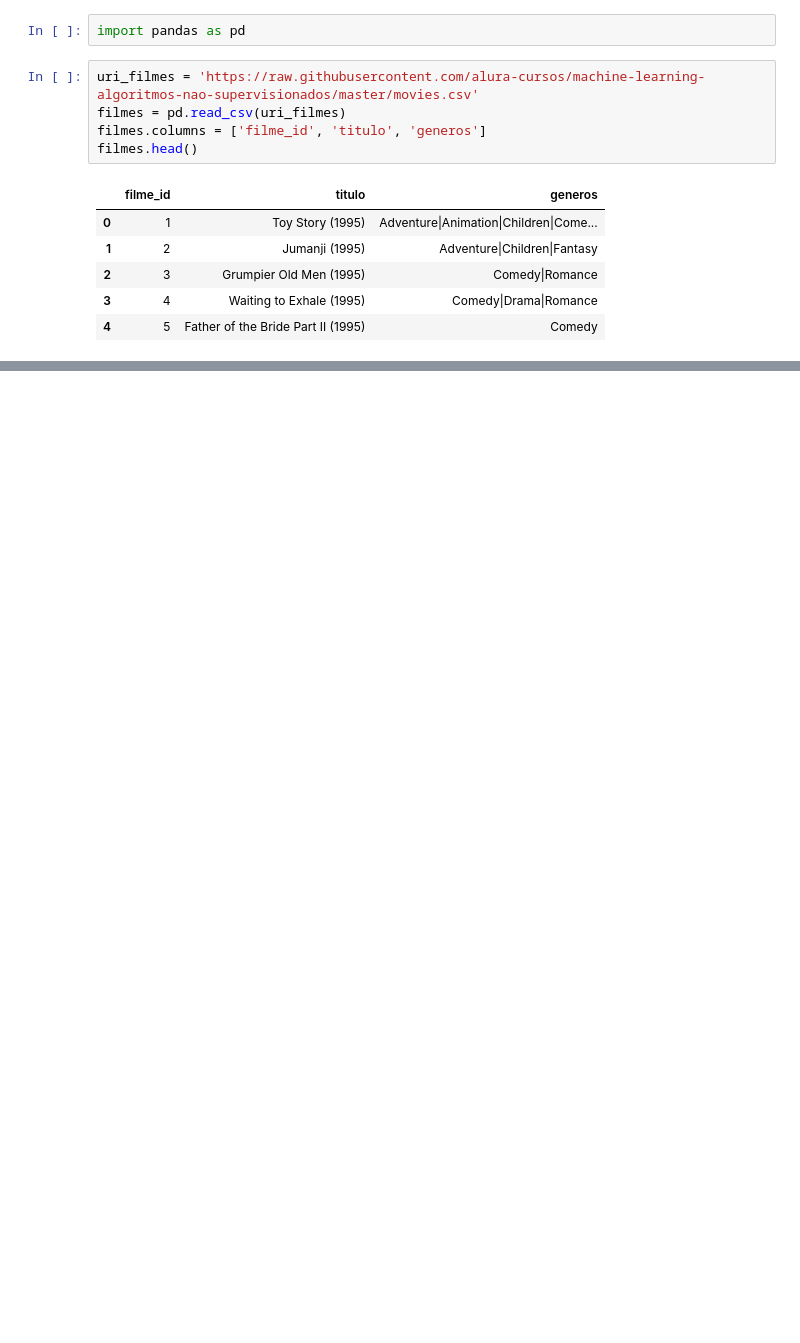
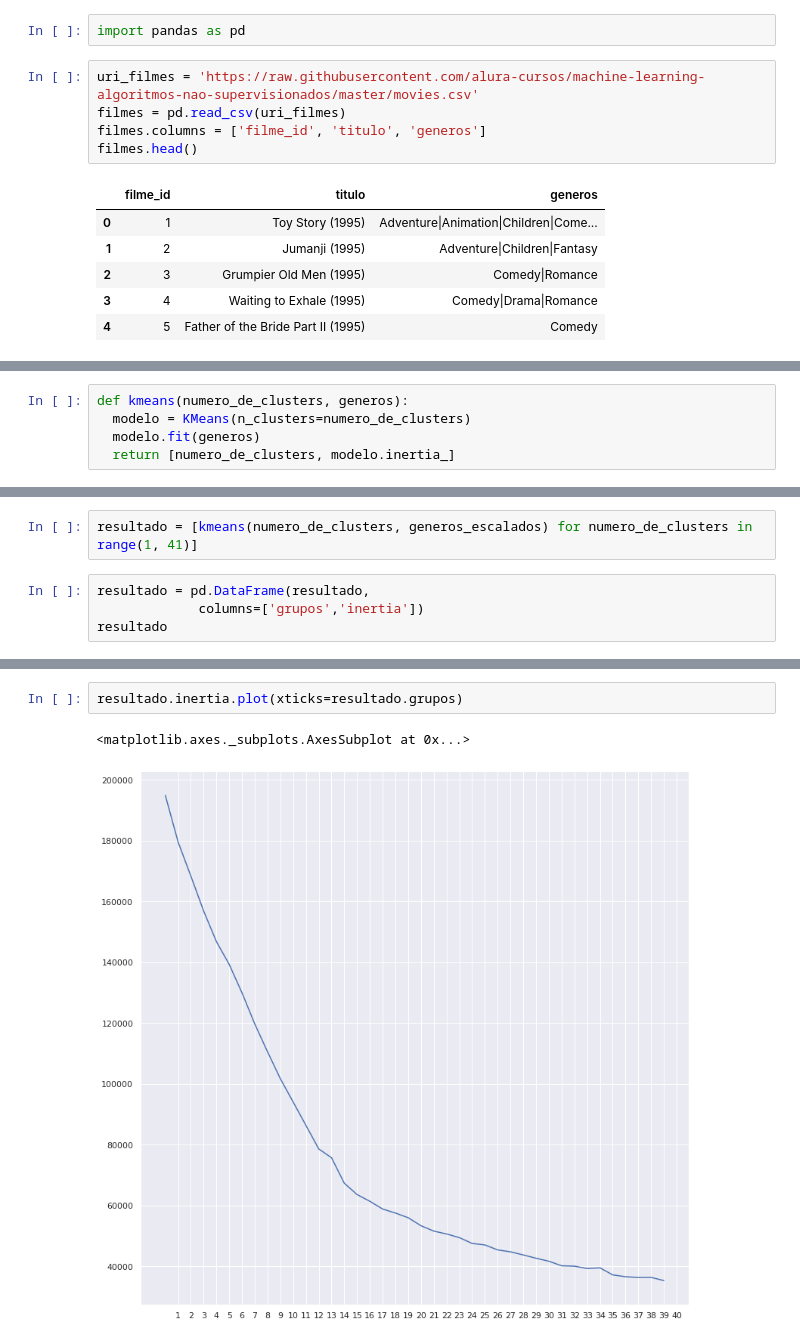
Before and after one commit to afonsoalrocha/recomendacao_filmes, a Jupyter notebook: recomendacao_filmes.ipynb, the cells around one changed output, grey strips where cells are left out. Cells and saved outputs as stored; diff of their text form; blank space fills up the shorter version.

```diff
--- a/recomendacao_filmes.ipynb
+++ b/recomendacao_filmes.ipynb
@@ -27,0 +183,5 @@ dados_dos_filmes.head()
+# %%
+def kmeans(numero_de_clusters, generos):
+  modelo = KMeans(n_clusters=numero_de_clusters)
+  modelo.fit(generos)
+  return [numero_de_clusters, modelo.inertia_]
@@ -27,0 +196,6 @@ dados_dos_filmes.head()
+# %%
+resultado = [kmeans(numero_de_clusters, generos_escalados) for numero_de_clusters in range(1, 41)]
+# %%
+resultado = pd.DataFrame(resultado,
+             columns=['grupos','inertia'])
+resultado
@@ -27,0 +220,5 @@ dados_dos_filmes.head()
+# %%
+resultado.inertia.plot(xticks=resultado.grupos)
+# %% [output]
+<matplotlib.axes._subplots.AxesSubplot at 0x...>
+[figure, added]
```
Also changed, not shown: parts of 21 cells of this notebook.
